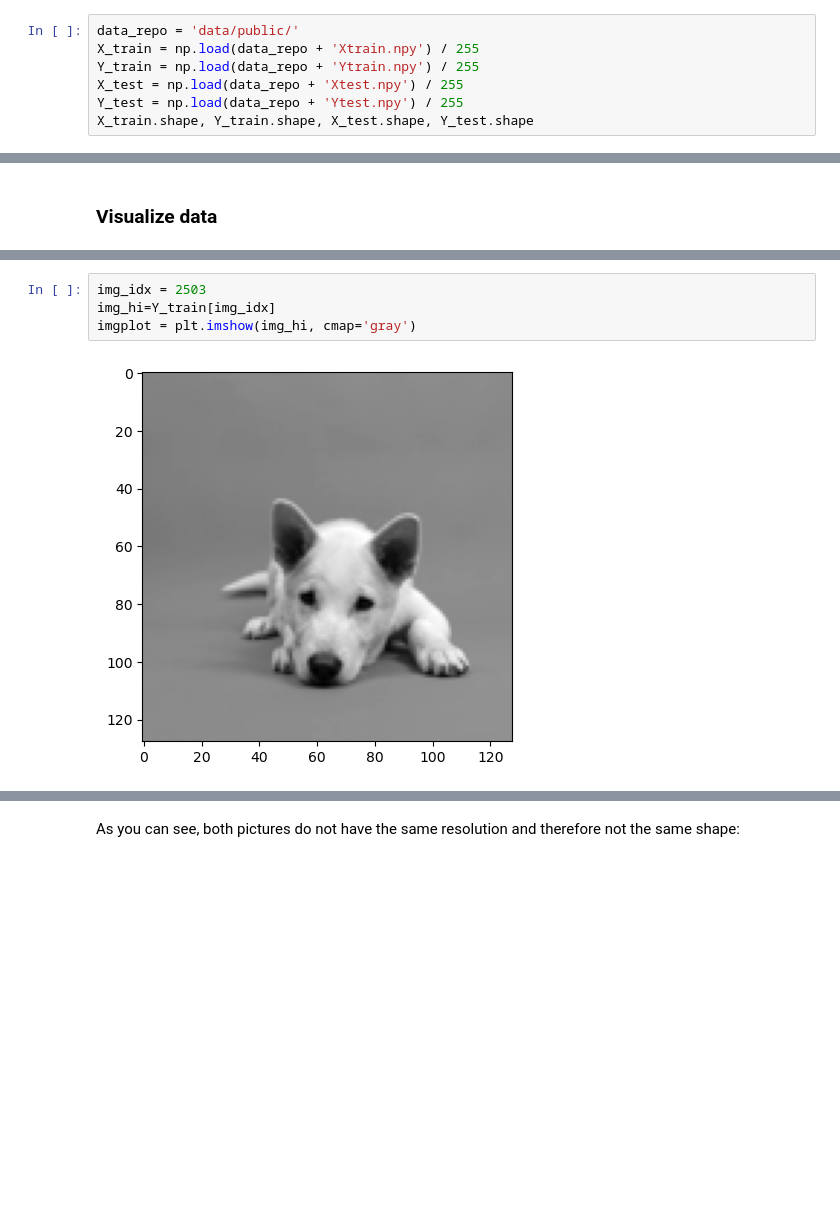
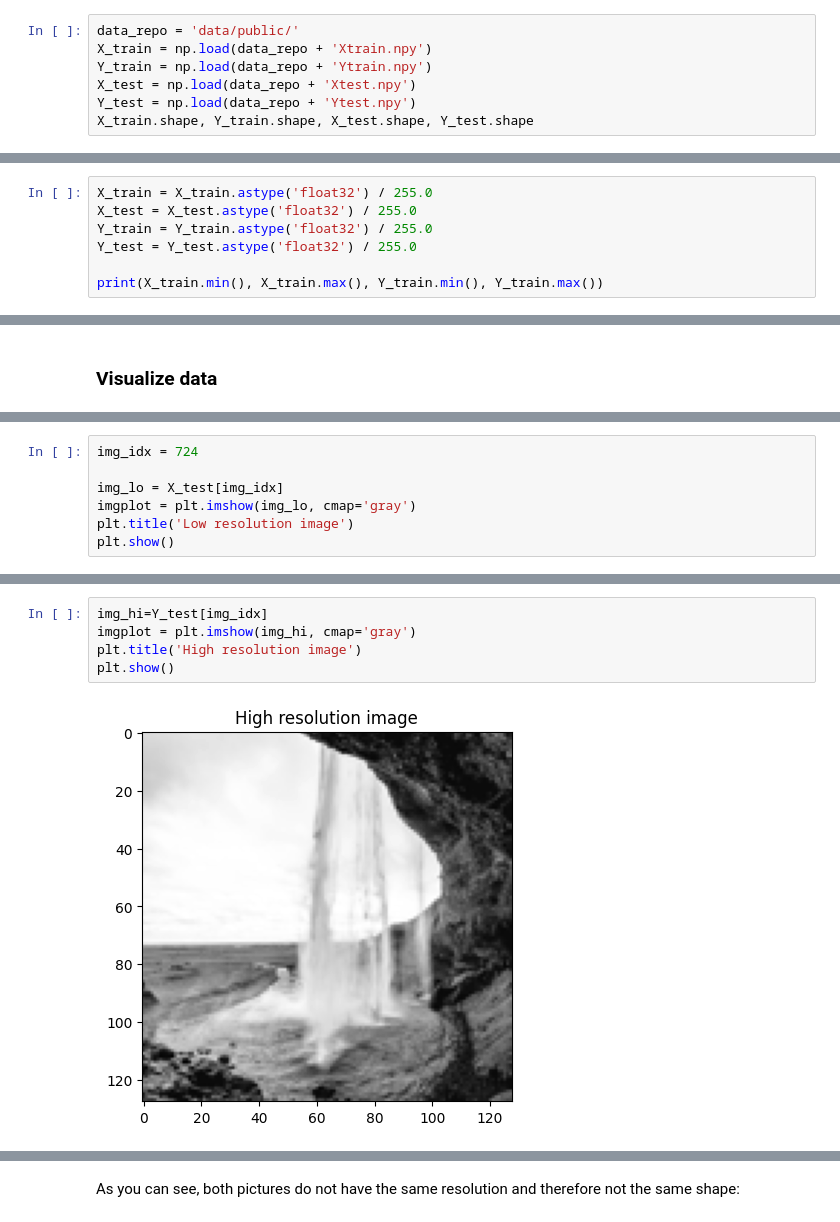
Before and after one commit to Nico9803/DATACAMP--RAMP, a Jupyter notebook: picture_reconstruction_starting_kit.ipynb, the cells around one changed output, grey strips where cells are left out. Saved outputs shown, nothing was run; the diff lists cells and outputs as text; blank space fills up the shorter version.

```diff
--- a/picture_reconstruction_starting_kit.ipynb
+++ b/picture_reconstruction_starting_kit.ipynb
@@ -112,9 +142,9 @@ We can now load the images data that are directly prepared in numpy arrays. We h
 # %%
 data_repo = 'data/public/'
-X_train = np.load(data_repo + 'Xtrain.npy') / 255
-Y_train = np.load(data_repo + 'Ytrain.npy') / 255
-X_test = np.load(data_repo + 'Xtest.npy') / 255
-Y_test = np.load(data_repo + 'Ytest.npy') / 255
+X_train = np.load(data_repo + 'Xtrain.npy')
+Y_train = np.load(data_repo + 'Ytrain.npy')
+X_test = np.load(data_repo + 'Xtest.npy')
+Y_test = np.load(data_repo + 'Ytest.npy')
 X_train.shape, Y_train.shape, X_test.shape, Y_test.shape
 # %% [output]
 ((5000, 64, 64), (5000, 128, 128), (1000, 64, 64), (1000, 128, 128))
@@ -120,0 +153,7 @@ X_train.shape, Y_train.shape, X_test.shape, Y_test.shape
+# %%
+X_train = X_train.astype('float32') / 255.0
+X_test = X_test.astype('float32') / 255.0
+Y_train = Y_train.astype('float32') / 255.0
+Y_test = Y_test.astype('float32') / 255.0
+
+print(X_train.min(), X_train.max(), Y_train.min(), Y_train.max())
@@ -124,0 +166,7 @@ Now, we have the data loaded. We can visualize an original picture and its low-r
+# %%
+img_idx = 724
+
+img_lo = X_test[img_idx]
+imgplot = plt.imshow(img_lo, cmap='gray')
+plt.title('Low resolution image')
+plt.show()
@@ -125,6 +175,7 @@ Now, we have the data loaded. We can visualize an original picture and its low-r
 # %%
-img_idx = 2503
-img_hi=Y_train[img_idx]
+img_hi=Y_test[img_idx]
 imgplot = plt.imshow(img_hi, cmap='gray')
+plt.title('High resolution image')
+plt.show()
 # %% [output]
-[figure, old version]
+[figure, new version]
```
Also changed, not shown: parts of 42 cells of this notebook, 9 other files.
